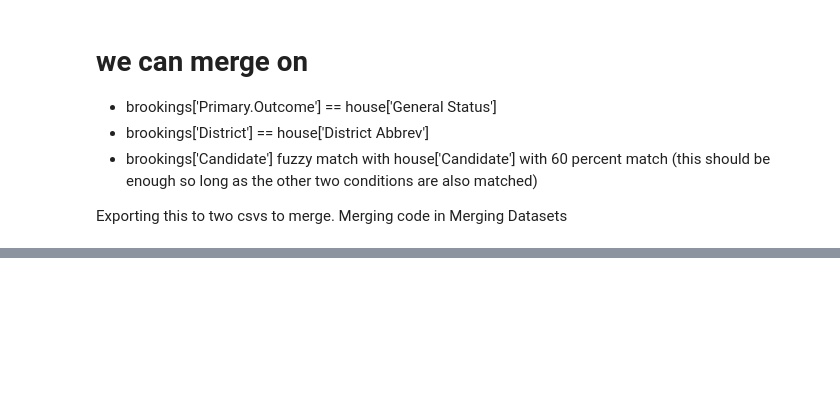
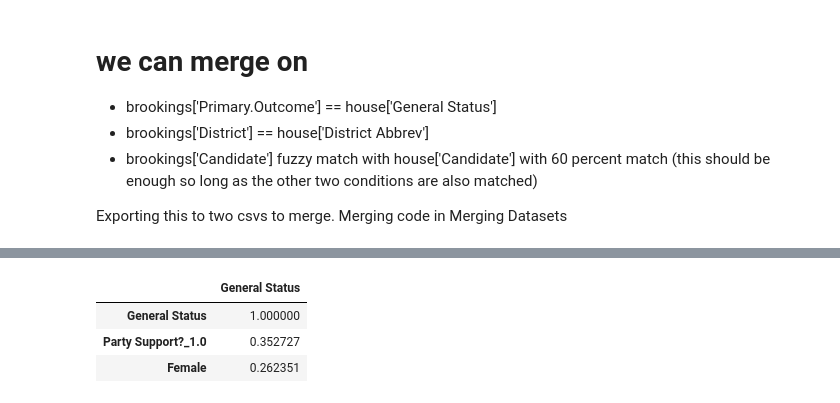
Before and after one commit to tetsu2001/102-project, a Jupyter notebook: sara/sara's eda.ipynb, the cells around one changed output, grey strips where cells are left out. Drawn from its saved outputs; the diff is of its cells as text; code cells hidden in the pictures; blank space fills up the shorter version.

```diff
--- a/sara/sara's eda.ipynb
+++ b/sara/sara's eda.ipynb
@@ -208,0 +299,9 @@ house.to_csv(Path('house_to_join.csv'))
+# %%
+correlation_df = pd.DataFrame(correlation_matrix.iloc[0]).abs().sort_values("General Status",ascending=False)
+correlation_df.head(3)
+#print(f"columns:\n{correlation_df.index}")
+# %% [output]
+|  | General Status |
+| General Status | 1.000000 |
+| Party Support?_1.0 | 0.352727 |
+| Female | 0.262351 |
```
Also changed, not shown: parts of 54 cells of this notebook, 7 other files.
